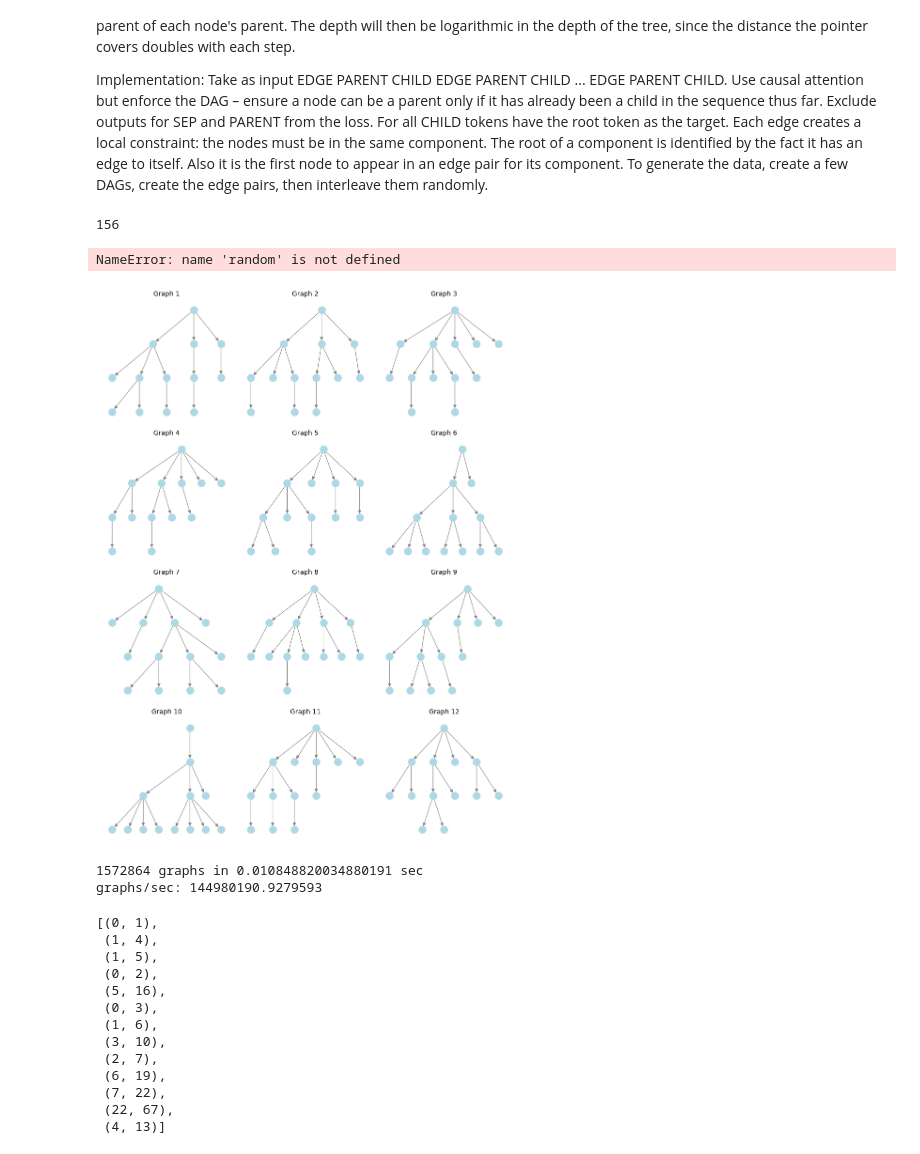
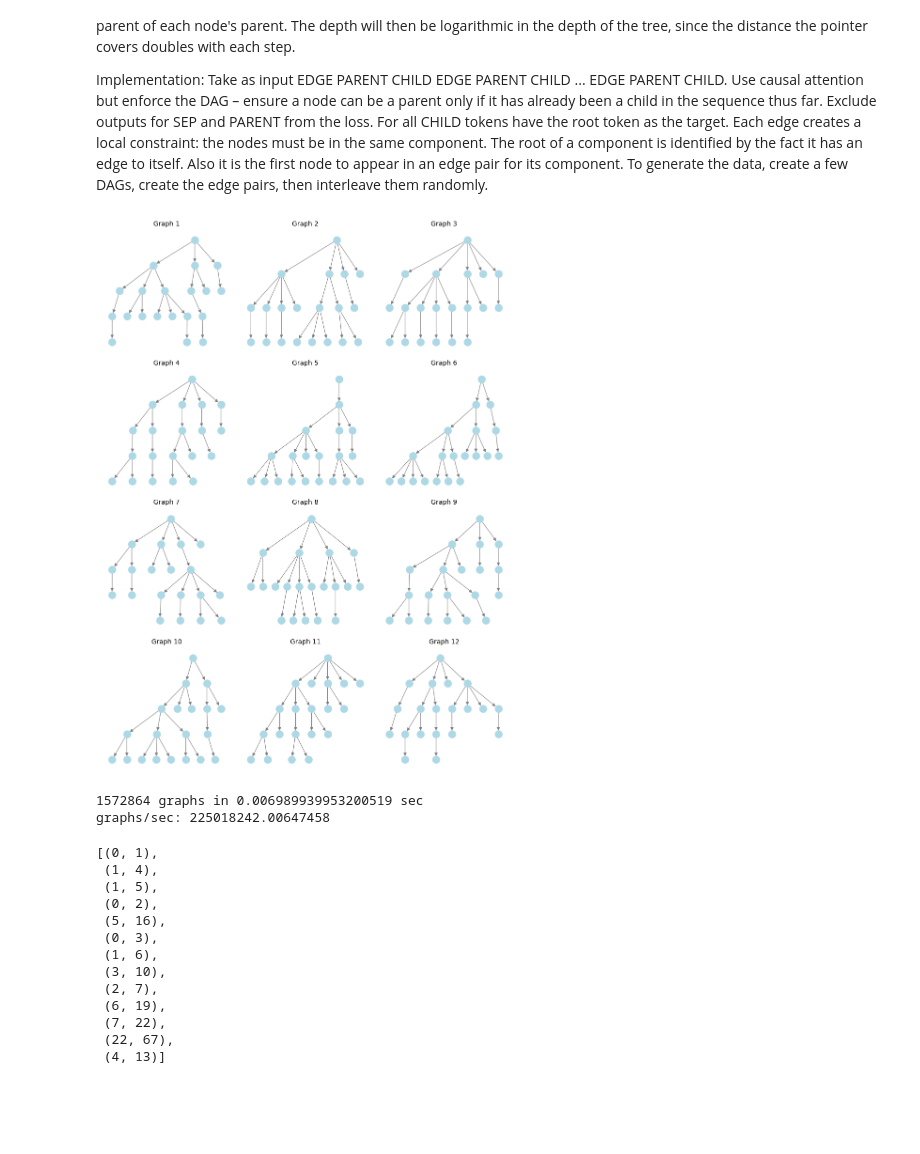
Before and after one commit to nikolageorgiev2000/modded-nanogpt-jax, a Jupyter notebook: path_graphs.ipynb, the cells around one changed output. Cells and saved outputs as stored; diff of their text form; code cells hidden in the pictures; blank space fills up the shorter version.

Commit message:
added fast DAG generation, interleaving, and node-value compaction and shuffling.

```diff
--- a/path_graphs.ipynb
+++ b/path_graphs.ipynb
@@ -974,45 +974,6 @@ Each edge creates a local constraint: the nodes must be in the same component.
 The root of a component is identified by the fact it has an edge to itself.
 Also it is the first node to appear in an edge pair for its component.
 To generate the data, create a few DAGs, create the edge pairs, then interleave them randomly.
-# %%
-def gen_dag_order(edge_list):
-    random.shuffle(edge_list)
-
-    # perform bubble sort on the edge list to enforce the DAG constraint
-    unchanged = False
-    while not unchanged:
-        unchanged = True
-        # assume edge tuples are (parent, child)
-        for i in range(len(edge_list)):
-            for j in range(i, len(edge_list)):
-                if edge_list[i][0] == edge_list[j][1]: # i is before j but its parent is the same as j's child
-                    edge_list[j], edge_list[i] = edge_list[i], edge_list[j] # swap them
-                    unchanged = False
-
-    return edge_list
-
-def shuffle_dag(G: nx.DiGraph, n_edges: int):
-    # Create a balanced tree
-    edge_list = list(G.edges())
-    edge_list = gen_dag_order(edge_list)[:n_edges]
-    G = nx.from_edgelist(edge_list)
-    return G, edge_list
-
-branching_factor = 5
-height = 3 # = depth+1
-n_nodes = sum(branching_factor**i for i in range(height+1))
-print(n_nodes)
-G = nx.balanced_tree(r=branching_factor, h=height)
-G_shuffled, edge_list = shuffle_dag(G, 20)
-print(len(G_shuffled.nodes()))
-pos = nx.spring_layout(G_shuffled)
-nx.draw(G_shuffled, with_labels=True, node_size=200, font_size=9, node_color='lightblue', pos=pos)
-plt.show()
-
-print(edge_list)
-# %% [output]
-156
-NameError: name 'random' is not defined
 # %%
 import numpy as np
 import numba as nb
@@ -1095,9 +1056,6 @@ def sample_balanced_subtree_edges_many(r: int, h: int, n_edges: int, n_graphs: i
 
     return out
 # %%
-import networkx as nx
-import matplotlib.pyplot as plt
-
 def dag_pos_dot(G):
     from networkx.drawing.nx_pydot import graphviz_layout
     return graphviz_layout(G, prog="dot")
@@ -1105,35 +1063,35 @@ def dag_pos_dot(G):
 n_graphs = 12
 n_rows = 4
 n_cols = (n_graphs + n_rows - 1) // n_rows
 
 fig, axes = plt.subplots(n_rows, n_cols, figsize=(3*n_cols, 3*n_rows))
 axes = axes.flatten()
 
-edge_batch = sample_balanced_subtree_edges_many(5, 3, 12, n_graphs, 123)
+edge_batch = sample_balanced_subtree_edges_many(5, 4, 19, n_graphs, 123)
 
 for i in range(n_graphs):
     edges = edge_batch[i]
     G = nx.DiGraph()
     G.add_edges_from(edges.tolist())
 
     pos = dag_pos_dot(G)
 
     nx.draw(
         G, ax=axes[i], pos=pos,
         with_labels=False, node_size=120,
         node_color="lightblue", edge_color="gray",
         width=0.8, arrows=True, arrowsize=10
     )
     axes[i].set_title(f"Graph {i+1}", fontsize=10)
     axes[i].axis("off")
 
 for j in range(n_graphs, len(axes)):
     axes[j].axis("off")
 
 plt.tight_layout()
 plt.show()
 # %% [output]
-[figure, old version]
+[figure, new version]
 # %%
 import time
 
@@ -1148,8 +1106,8 @@ t1 = time.perf_counter()
 print(n_graphs, "graphs in", t1 - t0, "sec")
 print("graphs/sec:", n_graphs / (t1 - t0))
 # %% [output]
-1572864 graphs in 0.010848820034880191 sec
-graphs/sec: 144980190.9279593
+1572864 graphs in 0.006989939953200519 sec
+graphs/sec: 225018242.00647458
 # %%
 list(map(tuple, edges_batch[0].tolist()))
 # %% [output]
```
Also changed, not shown: parts of 9 cells of this notebook.
